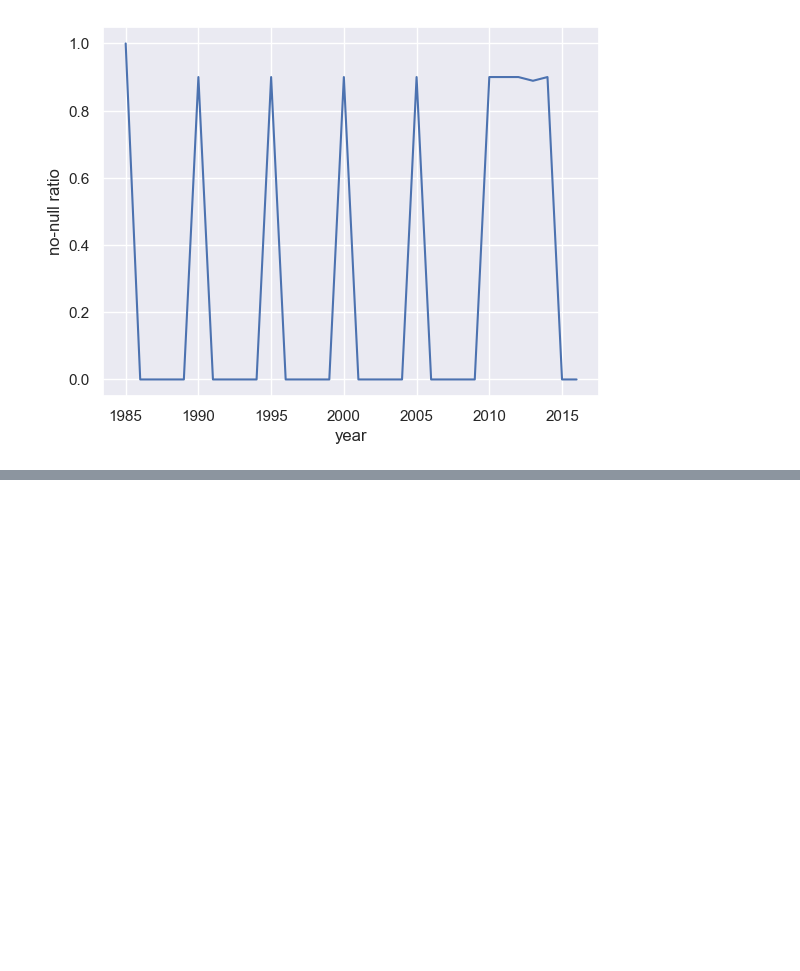
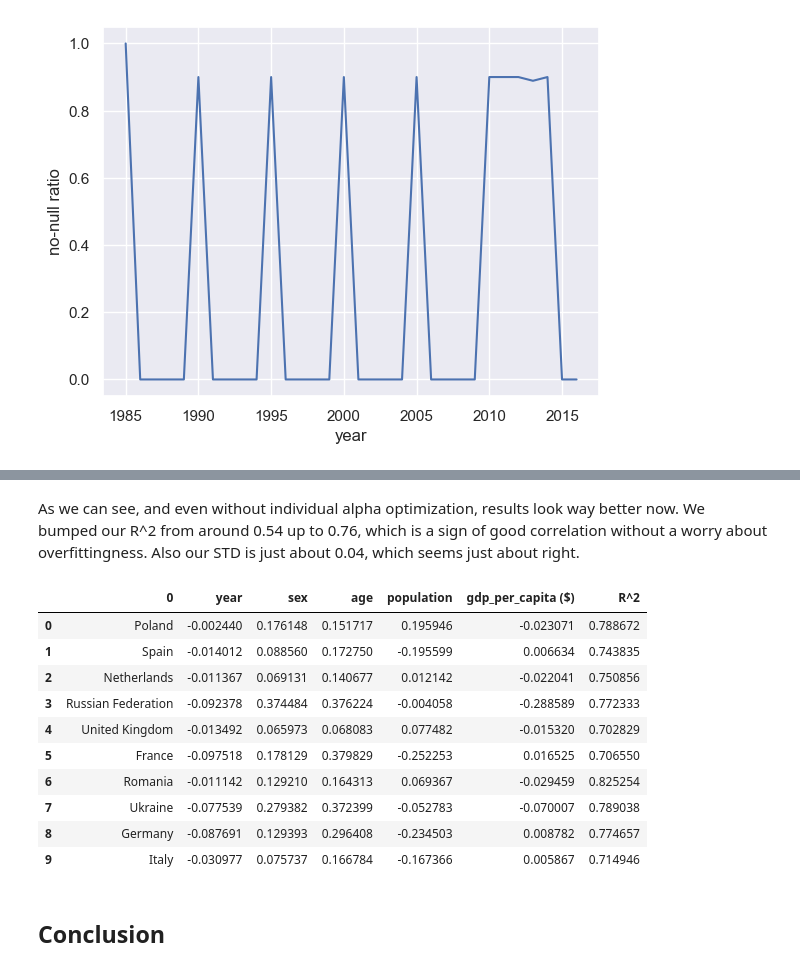
Before and after one commit to Nerocraft4/kaggle-suicide-rate-study, a Jupyter notebook: code/Main.ipynb, the cells around one changed output, grey strips where cells are left out. Saved outputs shown, nothing was run; the diff lists cells and outputs as text; code cells hidden in the pictures; blank space fills up the shorter version.

```diff
--- a/code/Main.ipynb
+++ b/code/Main.ipynb
@@ -292,0 +476,26 @@ sns.lineplot(data=tdf,x='year',y='no-null ratio')
+# %% [markdown]
+As we can see, and even without individual alpha optimization, results look way better now. We bumped our R^2 from around 0.54 up to 0.76, which is a sign of good correlation without a worry about overfittingness. Also our STD is just about 0.04, which seems just about right.
+# %%
+my_res = pd.DataFrame(conts)
+X.columns
+my_res['year'] = coefs[0]
+my_res['sex'] = coefs[1]
+my_res['age'] = coefs[2]
+my_res['population'] = coefs[3]
+my_res['gdp_per_capita ($)'] = coefs[4]
+my_res['R^2'] = rsqua
+my_res
+# %% [output]
+|  | 0 | year | sex | age | population | gdp_per_capita ($) | R^2 |
+| 0 | Poland | -0.002440 | 0.176148 | 0.151717 | 0.195946 | -0.023071 | 0.788672 |
+| 1 | Spain | -0.014012 | 0.088560 | 0.172750 | -0.195599 | 0.006634 | 0.743835 |
+| 2 | Netherlands | -0.011367 | 0.069131 | 0.140677 | 0.012142 | -0.022041 | 0.750856 |
+| 3 | Russian Federation | -0.092378 | 0.374484 | 0.376224 | -0.004058 | -0.288589 | 0.772333 |
+| 4 | United Kingdom | -0.013492 | 0.065973 | 0.068083 | 0.077482 | -0.015320 | 0.702829 |
+| 5 | France | -0.097518 | 0.178129 | 0.379829 | -0.252253 | 0.016525 | 0.706550 |
+| 6 | Romania | -0.011142 | 0.129210 | 0.164313 | 0.069367 | -0.029459 | 0.825254 |
+| 7 | Ukraine | -0.077539 | 0.279382 | 0.372399 | -0.052783 | -0.070007 | 0.789038 |
+| 8 | Germany | -0.087691 | 0.129393 | 0.296408 | -0.234503 | 0.008782 | 0.774657 |
+| 9 | Italy | -0.030977 | 0.075737 | 0.166784 | -0.167366 | 0.005867 | 0.714946 |
+# %% [markdown]
+## Conclusion
```
Also changed, not shown: parts of 31 cells of this notebook, 2 other files.
